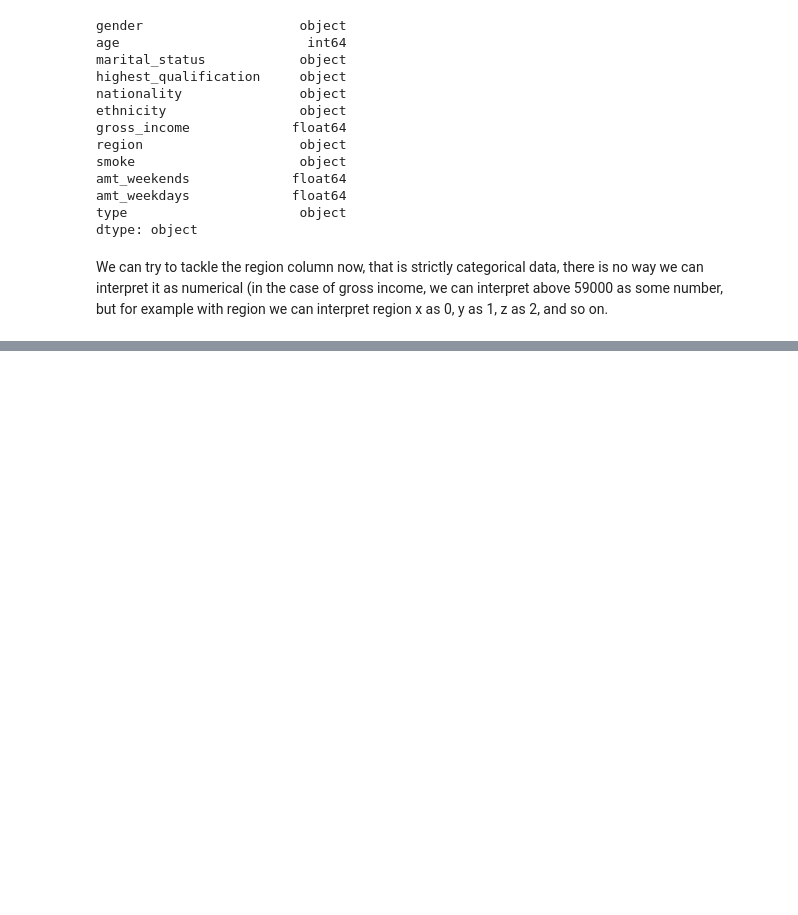
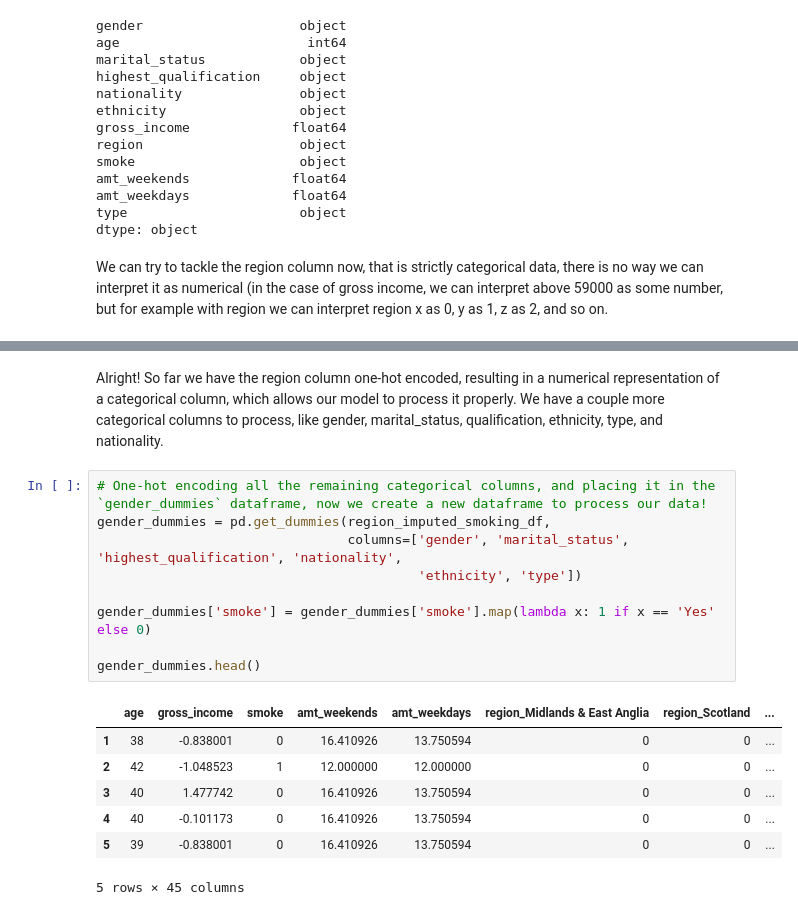
Before and after one commit to cthacker-udel/MLIntro, a Jupyter notebook: notebooks/smoking_uk/index.ipynb, the cells around one changed output, grey strips where cells are left out. Drawn from its saved outputs; the diff is of its cells as text; blank space fills up the shorter version.

```diff
--- a/notebooks/smoking_uk/index.ipynb
+++ b/notebooks/smoking_uk/index.ipynb
@@ -256,0 +257,19 @@ region_imputed_smoking_df
+# %% [markdown]
+Alright! So far we have the region column one-hot encoded, resulting in a numerical representation of a categorical column, which allows our model to process it properly. We have a couple more categorical columns to process, like gender, marital_status, qualification, ethnicity, type, and nationality.
+# %%
+# One-hot encoding all the remaining categorical columns, and placing it in the `gender_dummies` dataframe, now we create a new dataframe to process our data!
+gender_dummies = pd.get_dummies(region_imputed_smoking_df,
+                                columns=['gender', 'marital_status', 'highest_qualification', 'nationality',
+                                         'ethnicity', 'type'])
+
+gender_dummies['smoke'] = gender_dummies['smoke'].map(lambda x: 1 if x == 'Yes' else 0)
+
+gender_dummies.head()
+# %% [output]
+|  | age | gross_income | smoke | amt_weekends | amt_weekdays | region_Midlands & East Anglia | region_Scotland | ... |
+| 1 | 38 | -0.838001 | 0 | 16.410926 | 13.750594 | 0 | 0 | ... |
+| 2 | 42 | -1.048523 | 1 | 12.000000 | 12.000000 | 0 | 0 | ... |
+| 3 | 40 | 1.477742 | 0 | 16.410926 | 13.750594 | 0 | 0 | ... |
+| 4 | 40 | -0.101173 | 0 | 16.410926 | 13.750594 | 0 | 0 | ... |
+| 5 | 39 | -0.838001 | 0 | 16.410926 | 13.750594 | 0 | 0 | ... |
+5 rows × 45 columns
```
Also changed, not shown: parts of 9 cells of this notebook, 1 other file.
